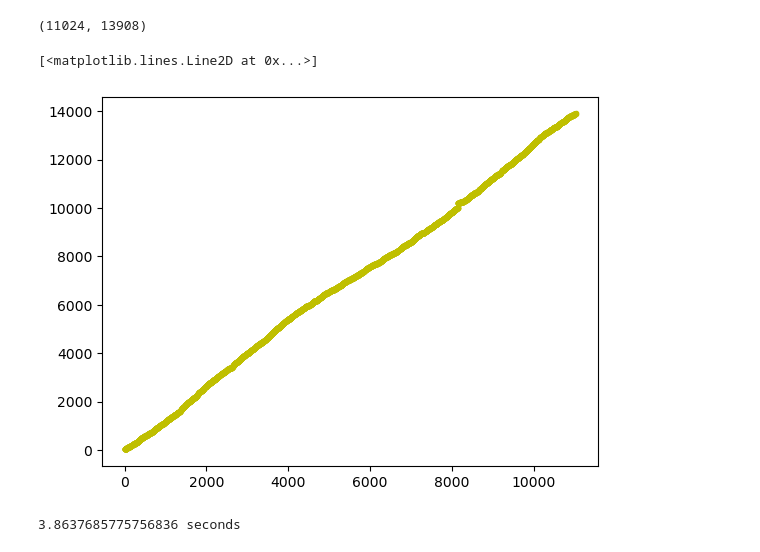
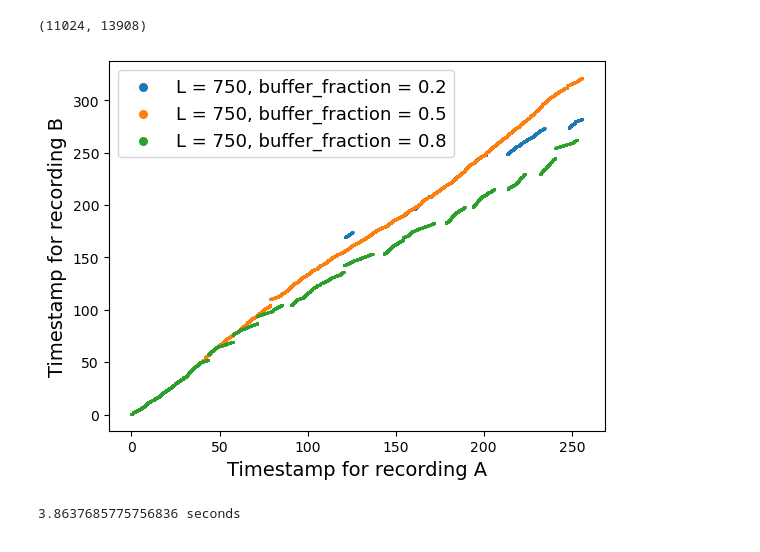
Before and after one commit to dherreravicioso/Online-DTW, a Jupyter notebook: online-dtw.ipynb, the cells around one changed output. Drawn from its saved outputs; the diff is of its cells as text; code cells hidden in the pictures.

Commit message:
added plot in online-dtw, removed unused code in 03_Evaluate

```diff
--- a/online-dtw.ipynb
+++ b/online-dtw.ipynb
@@ -314,12 +314,20 @@ annotfile_a = "/home/dherrera/ttmp/alignment_data/Chopin_Op017No4_Ashkenazy-1981
 annotfile_b = "/home/dherrera/ttmp/alignment_data/Chopin_Op017No4_Block-1995_pid9064-04.beat"
 gt1, gt2 = getTimestamps(annotfile_a, annotfile_b)
 gt_path = np.array([gt1, gt2])
-# %%
-wp_ol = online_flex_dtw(C, steps, weights, L=10000)
-plt.plot(wp_ol[0,:], wp_ol[1,:], 'y.')
-# %% [output]
-[<matplotlib.lines.Line2D at 0x...>]
-[figure, removed]
+# %%
+for buf_frac in [0.2, 0.5, 0.8]:
+    wp_ol = online_flex_dtw(C, steps, weights, L=750, buffer_fraction=buf_frac) * 512/22050
+    plt.scatter(wp_ol[0,:], wp_ol[1,:], label=f"L = 750, buffer_fraction = {buf_frac}", s=1)
+
+lgnd = plt.legend(fontsize=13)
+for handle in lgnd.legend_handles:
+    handle._sizes = [30]
+plt.xlabel("Timestamp for recording A", fontsize=14)
+plt.ylabel("Timestamp for recording B", fontsize=14)
+plt.savefig("buf_test.png", dpi=300)
+plt.show()
+# %% [output]
+[figure, added]
 # %%
 start = time.time()
 best_cost, wp, debug, _, _, _ = flexdtw_alt(C, steps, weights, buffer/hop_sec)
```
Also changed, not shown: 1 other file.
